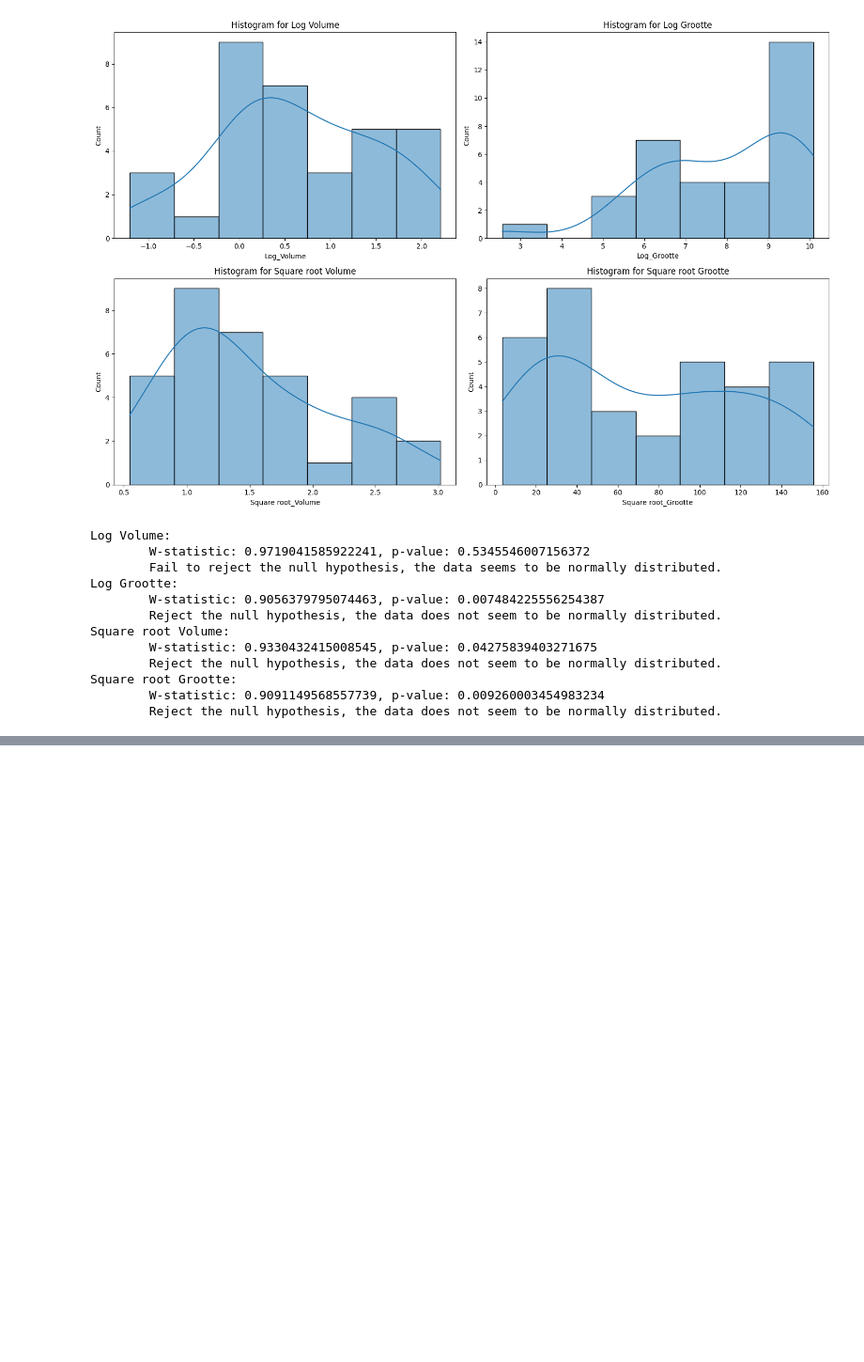
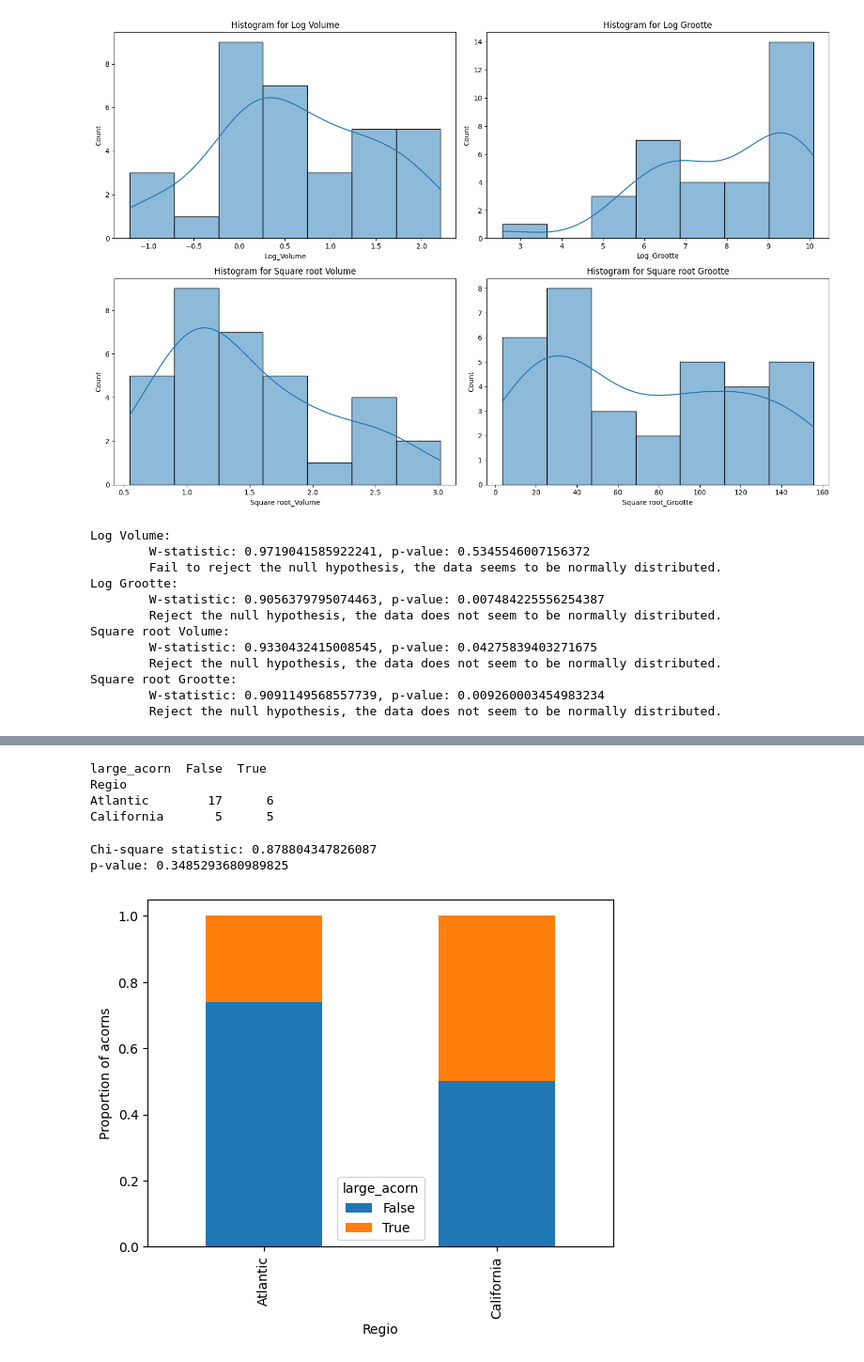
Before and after one commit to Nabla7/intro_stats, a Jupyter notebook: scratchpad.ipynb, the cells around one changed output, grey strips where cells are left out. Shown at 94% size. Saved outputs shown, nothing was run; the diff lists cells and outputs as text; code cells hidden in the pictures; blank space fills up the shorter version.

```diff
--- a/scratchpad.ipynb
+++ b/scratchpad.ipynb
@@ -87,6 +87,13 @@ df.describe()
 | 50% | 20.000000 | 5328.000000 | 1.800000 | 18.000000 | 0.587787 | 8.580731 | 1.341641 | 72.993150 | ... |
 | 75% | 29.500000 | 11924.500000 | 4.450000 | 24.000000 | 1.489801 | 9.375293 | 2.107868 | 108.898756 | ... |
 | max | 39.000000 | 28389.000000 | 17.100000 | 30.000000 | 2.839078 | 10.253757 | 4.135215 | 168.490356 | ... |
+# %%
+transformations = {'Log': np.log, 'Square root': np.sqrt}
+
+for name, function in transformations.items():
+    df[name + '_Volume'] = function(df['Volume'])
+    df[name + '_Grootte'] = function(df['Grootte'])
+    df[name + '_Hoogte'] = function(df['Hoogte'])
 # %% [markdown]
 ## Bestudeer en bespreek de verdeling van de variabelen Volume en Grootte. Bespreek hiertoe
 ## 3 gepaste grafische voorstellingen. Ga ook op een formele manier na of de gegevens normaal
@@ -596,3 +603,37 @@ fig.update_layout(scene=dict(
 fig.show(renderer='iframe')
 # %% [output]
 [interactive output not drawn]
+# %%
+# Define 'large_acorn'
+df['large_acorn'] = df['Volume'] >= 3
+
+# Create contingency table
+contingency_table = pd.crosstab(df['Regio'], df['large_acorn'])
+print(contingency_table)
+# %% [output]
+large_acorn  False  True
+Regio
+Atlantic        17      6
+California       5      5
+# %%
+from scipy.stats import chi2_contingency
+
+# Perform Chi-square test
+chi2, p, dof, expected = chi2_contingency(contingency_table)
+
+print("Chi-square statistic:", chi2)
+print("p-value:", p)
+# %% [output]
+Chi-square statistic: 0.878804347826087
+p-value: 0.3485293680989825
+# %%
+import matplotlib.pyplot as plt
+
+# Normalize the contingency table by total in each row (each region) to get proportions
+contingency_norm = contingency_table.div(contingency_table.sum(axis=1), axis=0)
+
+contingency_norm.plot(kind='bar', stacked=True)
+plt.ylabel('Proportion of acorns')
+plt.show()
+# %% [output]
+[figure, added]
```
Also changed, not shown: parts of 1 cell of this notebook, 2 other files.
